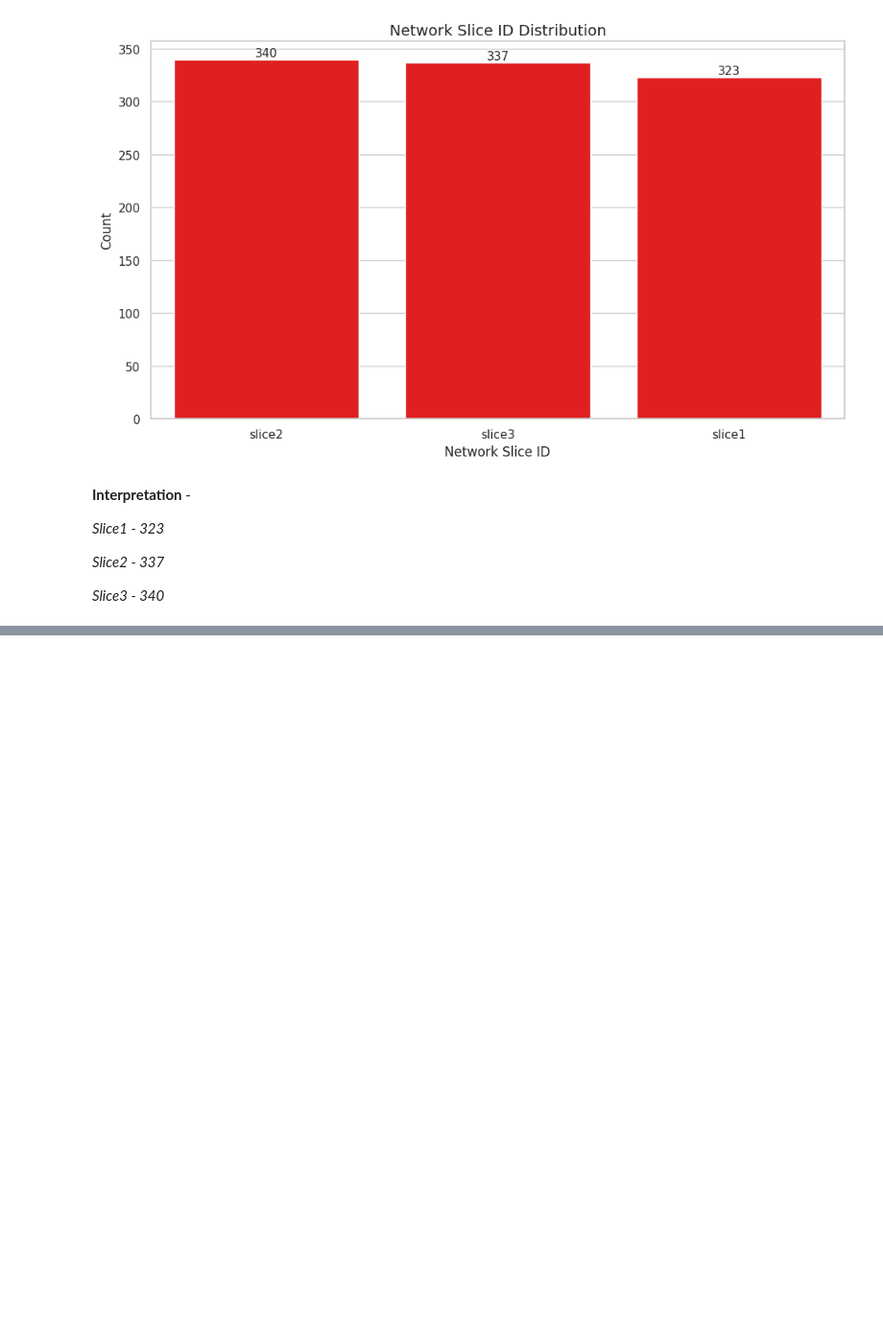
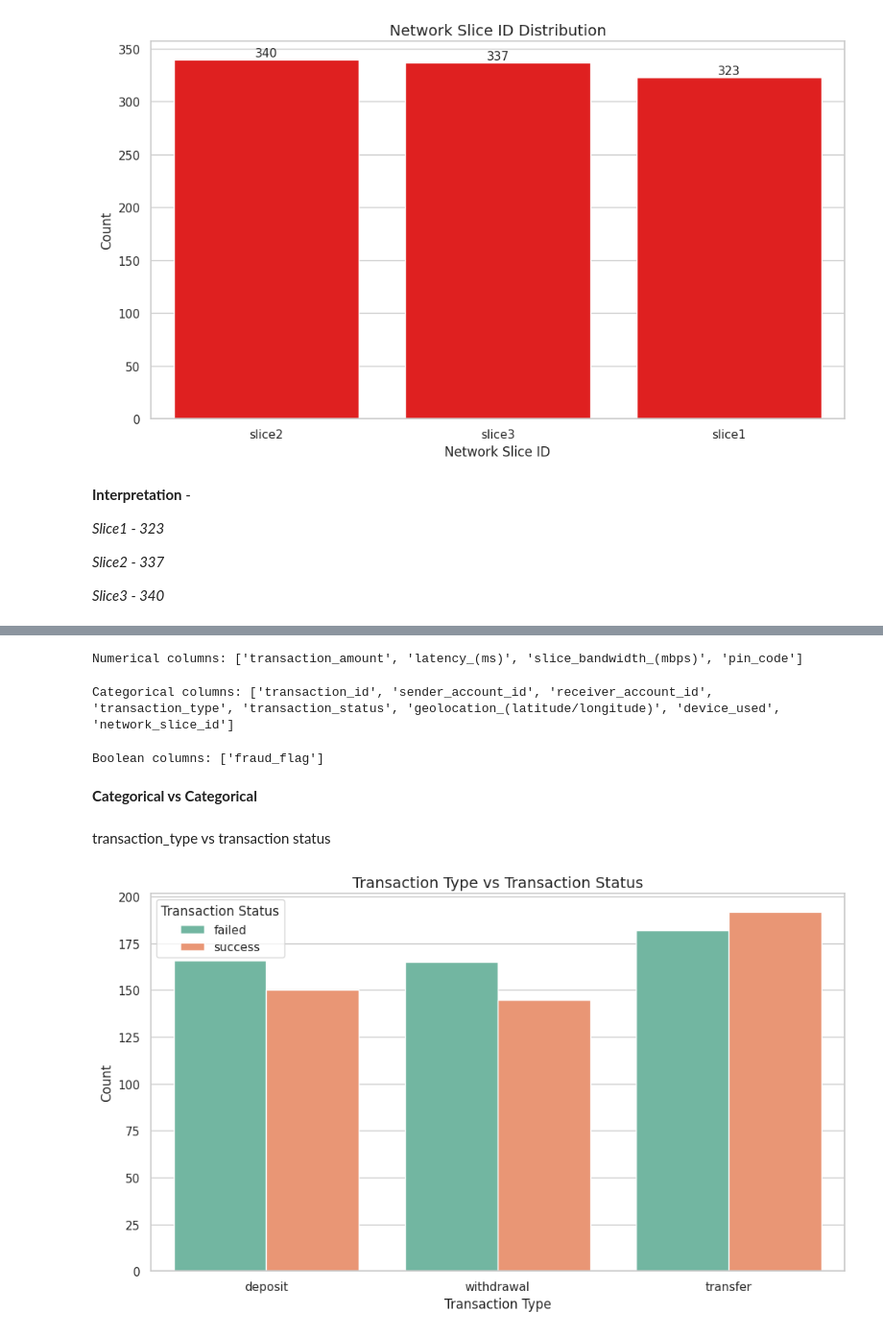
Before and after one commit to Sagarjain93/Operations_transaction_Data, a Jupyter notebook: transaction_data.ipynb, the cells around one changed output, grey strips where cells are left out. Shown at 96% size. Saved outputs shown, nothing was run; the diff lists cells and outputs as text; code cells hidden in the pictures; blank space fills up the shorter version.

Commit message:
commit message: performed bivariate analysis on a few categorical vs categorical features

```diff
--- a/transaction_data.ipynb
+++ b/transaction_data.ipynb
@@ -580,0 +585,37 @@ plt.show()
+# %%
+numerical_cols = df.select_dtypes(include=['int64', 'float64']).columns
+print("Numerical columns:", numerical_cols.tolist())
+# %% [output]
+Numerical columns: ['transaction_amount', 'latency_(ms)', 'slice_bandwidth_(mbps)', 'pin_code']
+# %%
+categorical_cols = df.select_dtypes(include=['object', 'category']).columns
+print("Categorical columns:", categorical_cols.tolist())
+# %% [output]
+Categorical columns: ['transaction_id', 'sender_account_id', 'receiver_account_id', 'transaction_type', 'transaction_status', 'geolocation_(latitude/longitude)', 'device_used', 'network_slice_id']
+# %%
+bool_cols = df.select_dtypes(include=['bool']).columns
+print("Boolean columns:", bool_cols.tolist())
+# %% [output]
+Boolean columns: ['fraud_flag']
+# %% [markdown]
+**Categorical vs Categorical**
+# %% [markdown]
+transaction_type vs transaction status
+# %%
+
+plt.figure(figsize=(10, 6))
+
+# Create grouped bar plot
+sns.countplot(x='transaction_type', hue='transaction_status', data=df, palette='Set2')
+
+# Add titles and labels
+plt.title('Transaction Type vs Transaction Status', fontsize=14)
+plt.xlabel('Transaction Type', fontsize=12)
+plt.ylabel('Count', fontsize=12)
+plt.legend(title='Transaction Status')
+plt.xticks(rotation=0)
+
+plt.tight_layout()
+plt.show()
+# %% [output]
+[figure, added]
```
Also changed, not shown: parts of 4 cells of this notebook.
